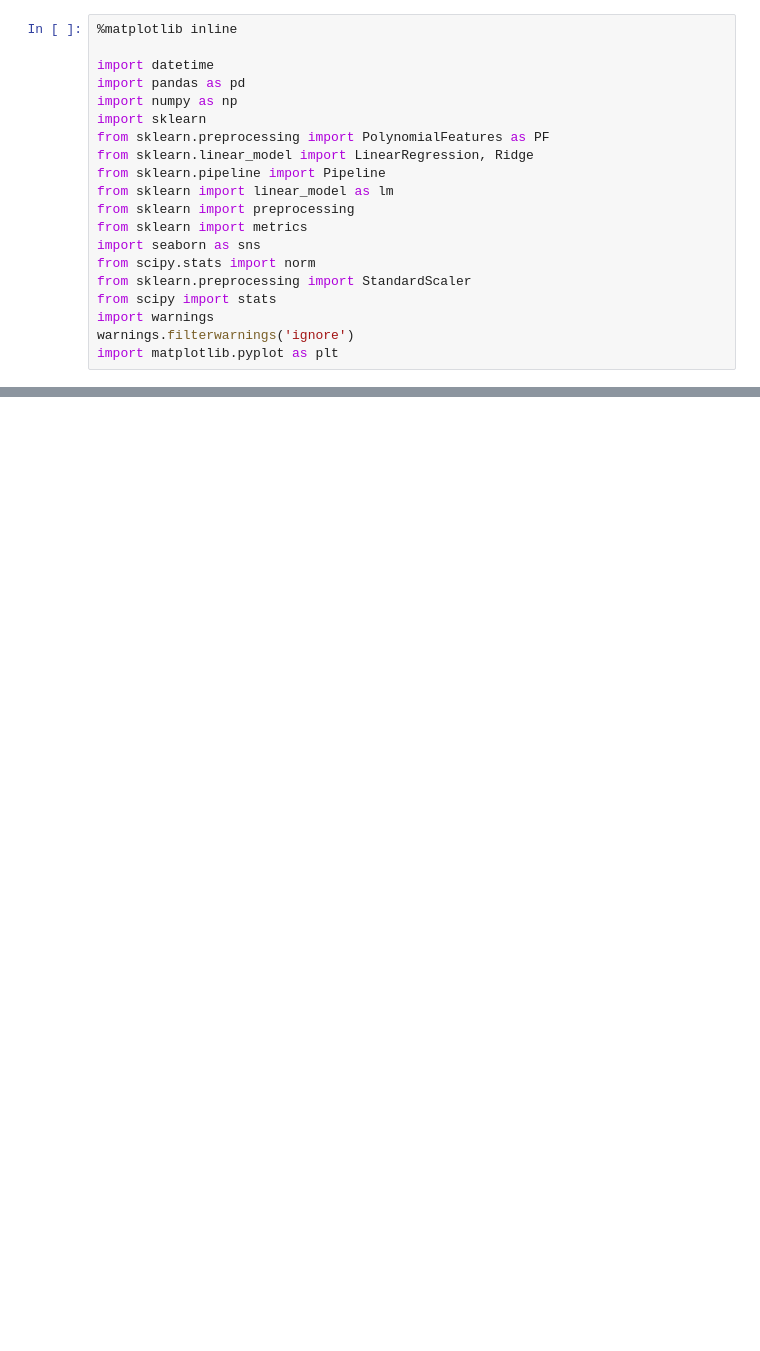
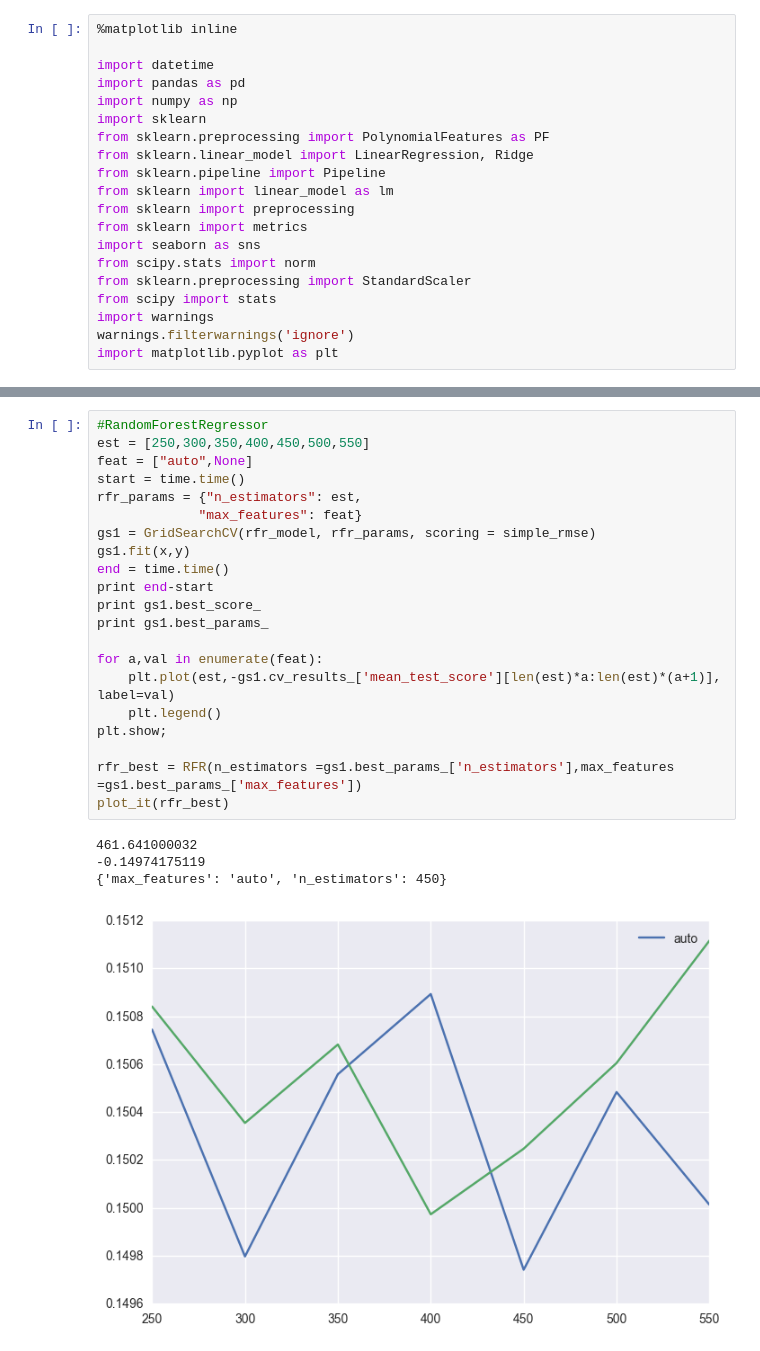
Before and after one commit to kctobin/207, a Jupyter notebook: RealEstateFinal - Models.ipynb, the cells around one changed output, grey strips where cells are left out. Drawn from its saved outputs; the diff is of its cells as text; blank space fills up the shorter version.

Commit message:
model updates

```diff
--- a/RealEstateFinal - Models.ipynb
+++ b/RealEstateFinal - Models.ipynb
@@ -60,3 +130,29 @@ gpr_model = GPR() #none
 
 x = train
 y = train_labels
+# %%
+#RandomForestRegressor
+est = [250,300,350,400,450,500,550]
+feat = ["auto",None]
+start = time.time()
+rfr_params = {"n_estimators": est,
+             "max_features": feat}
+gs1 = GridSearchCV(rfr_model, rfr_params, scoring = simple_rmse)
+gs1.fit(x,y)
+end = time.time()
+print end-start
+print gs1.best_score_
+print gs1.best_params_
+
+for a,val in enumerate(feat):
+    plt.plot(est,-gs1.cv_results_['mean_test_score'][len(est)*a:len(est)*(a+1)], label=val)
+    plt.legend()
+plt.show;
+
+rfr_best = RFR(n_estimators =gs1.best_params_['n_estimators'],max_features =gs1.best_params_['max_features'])
+plot_it(rfr_best)
+# %% [output]
+461.641000032
+-0.14974175119
+{'max_features': 'auto', 'n_estimators': 450}
+[figure, added]
```
Also changed, not shown: parts of 21 cells of this notebook, 2 other files.
